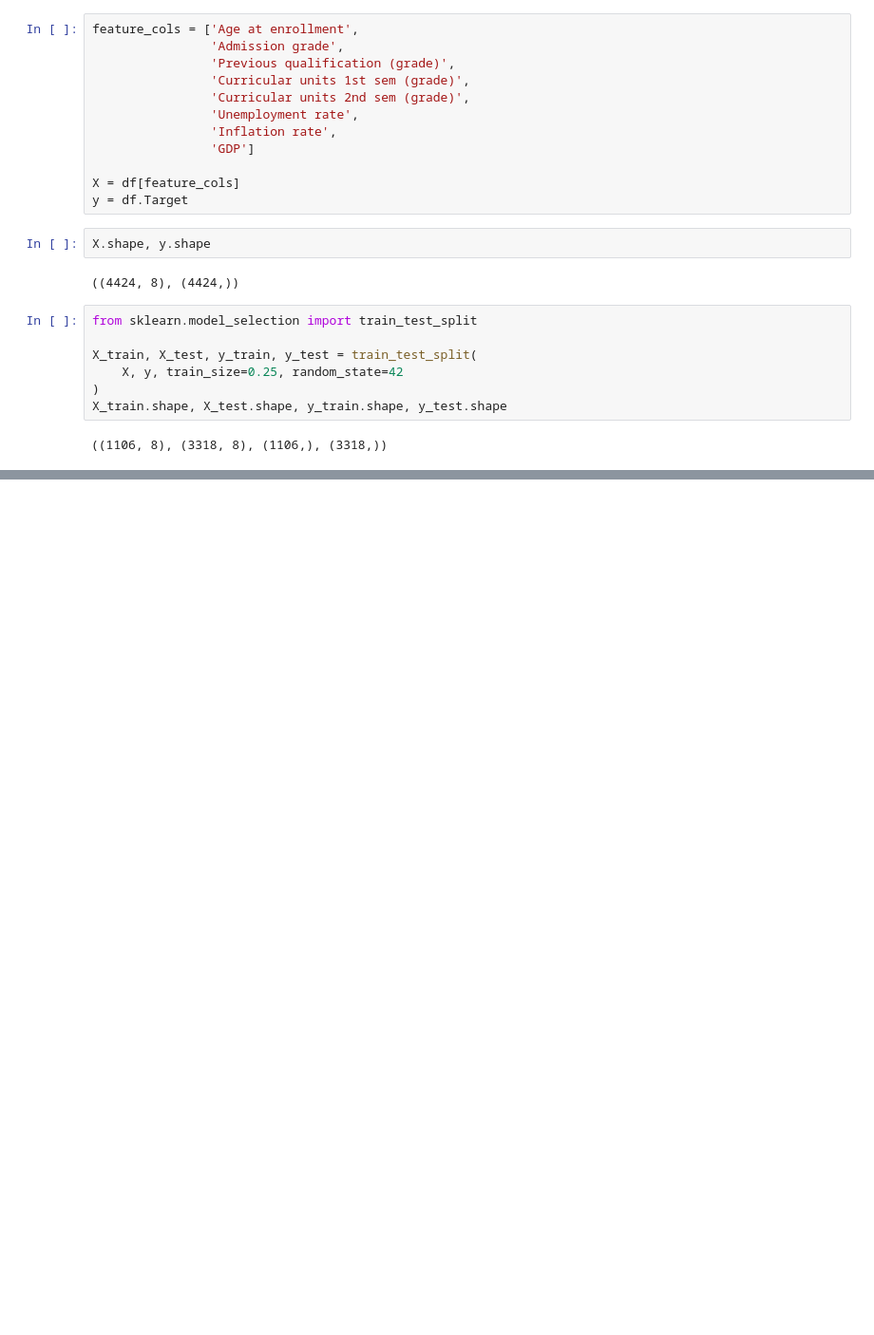
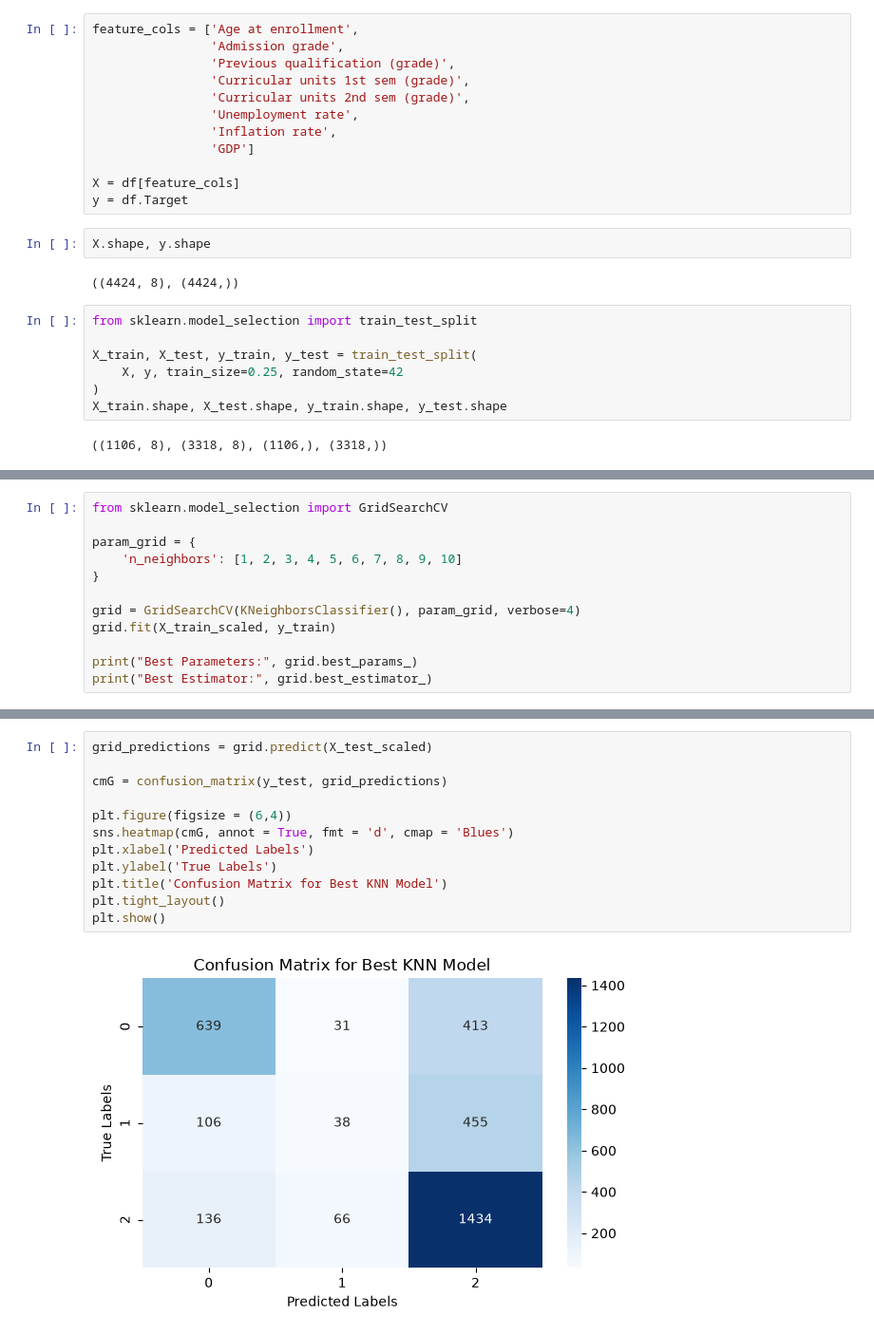
Before and after one commit to 2026845/Machine-Learning, a Jupyter notebook: Untitled.ipynb, the cells around one changed output, grey strips where cells are left out. Shown at 95% size. Saved outputs shown, nothing was run; the diff lists cells and outputs as text; blank space fills up the shorter version.

```diff
--- a/Untitled.ipynb
+++ b/Untitled.ipynb
@@ -202,0 +350,12 @@ X_train.shape, X_test.shape, y_train.shape, y_test.shape
+# %%
+from sklearn.model_selection import GridSearchCV
+
+param_grid = {
+    'n_neighbors': [1, 2, 3, 4, 5, 6, 7, 8, 9, 10]
+}
+
+grid = GridSearchCV(KNeighborsClassifier(), param_grid, verbose=4)
+grid.fit(X_train_scaled, y_train)
+
+print("Best Parameters:", grid.best_params_)
+print("Best Estimator:", grid.best_estimator_)
@@ -202,0 +386,14 @@ X_train.shape, X_test.shape, y_train.shape, y_test.shape
+# %%
+grid_predictions = grid.predict(X_test_scaled)
+
+cmG = confusion_matrix(y_test, grid_predictions)
+
+plt.figure(figsize = (6,4))
+sns.heatmap(cmG, annot = True, fmt = 'd', cmap = 'Blues')
+plt.xlabel('Predicted Labels')
+plt.ylabel('True Labels')
+plt.title('Confusion Matrix for Best KNN Model')
+plt.tight_layout()
+plt.show()
+# %% [output]
+[figure, added]
```
Also changed, not shown: parts of 21 cells of this notebook.
